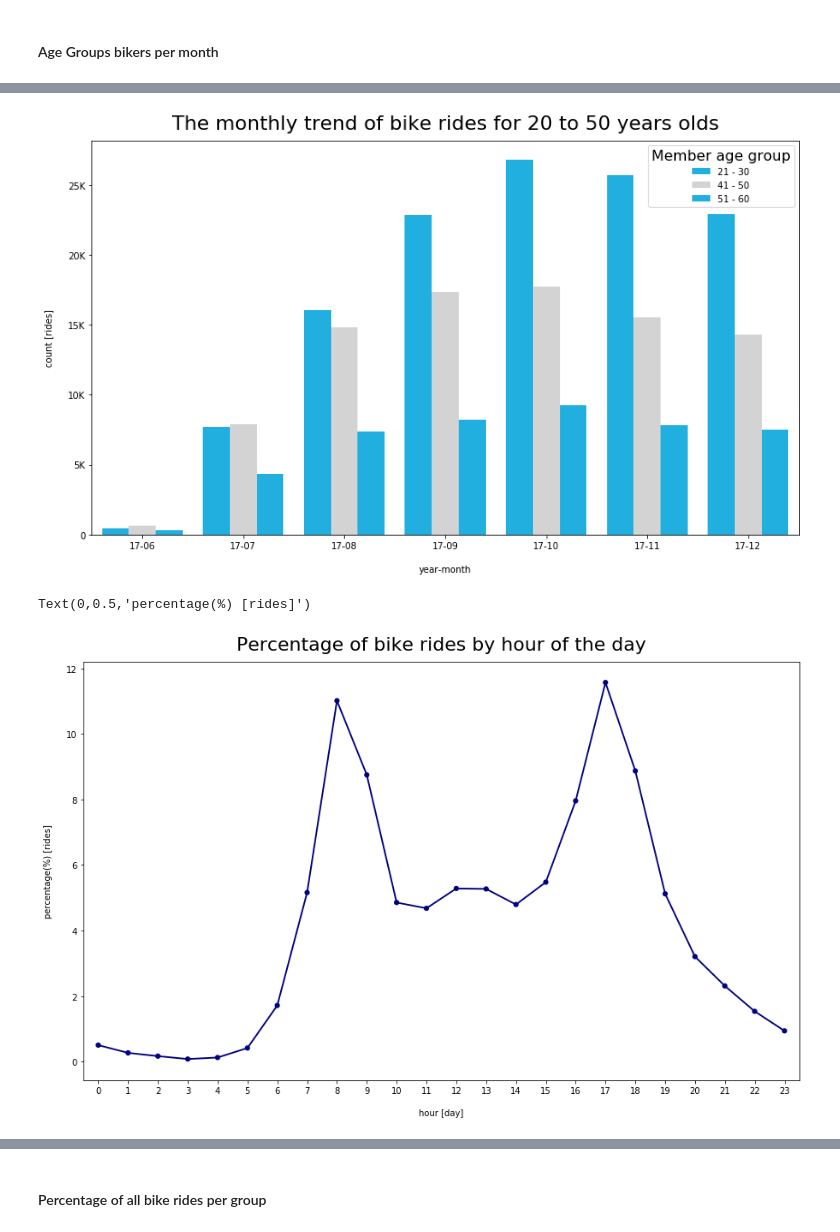
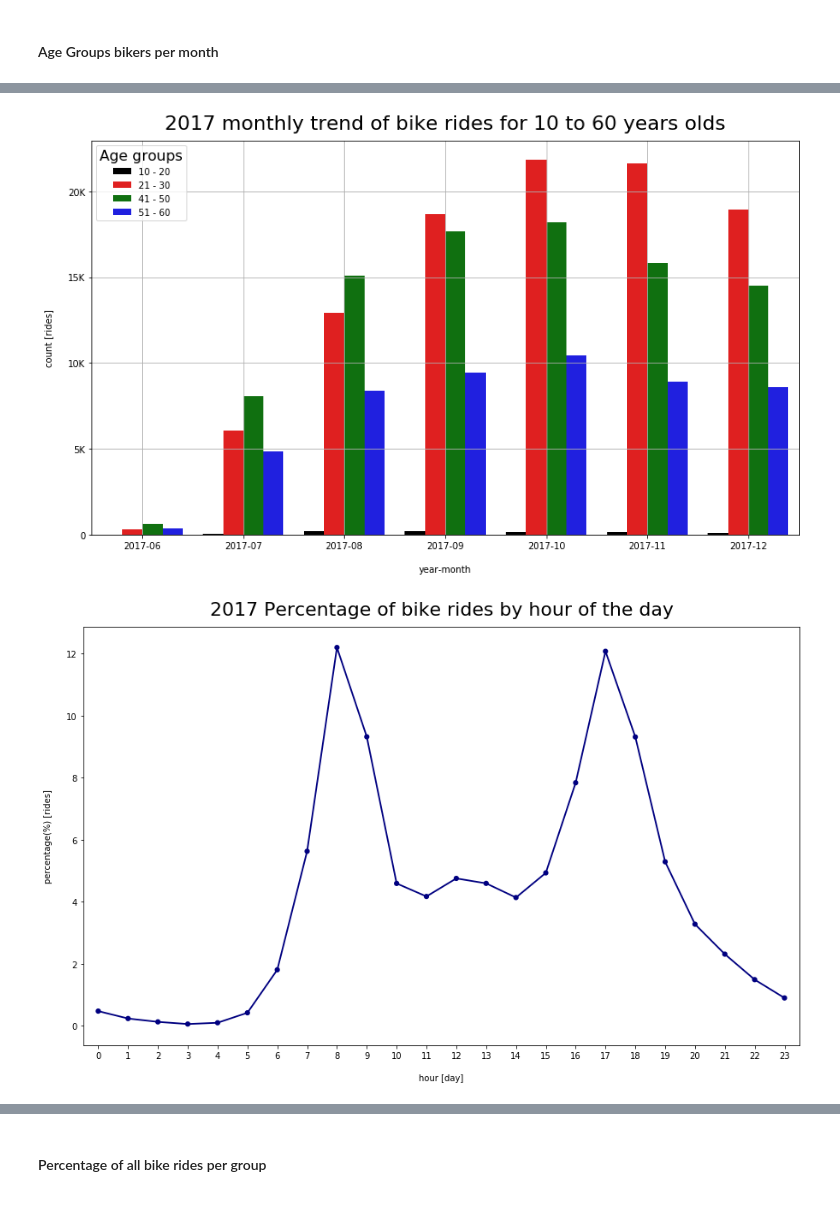
Before and after one commit to J2Naughton/FordGoBike, a Jupyter notebook: FordGB.ipynb, the cells around one changed output, grey strips where cells are left out. Cells and saved outputs as stored; diff of their text form; code cells hidden in the pictures.

```diff
--- a/FordGB.ipynb
+++ b/FordGB.ipynb
@@ -167,5 +145,5 @@ len(df.member_birth_year )
 # %% [output]
 519700
 # %%
-df['member_age'] = 2018-df['member_birth_year']
+df['member_age'] = 2019-df['member_birth_year']
 # %%
@@ -210,0 +175,2 @@ sb.boxplot(x='member_age', data=df, palette='Blues', orient='h')
+# %%
+df=df[df['member_age'] <=60]
@@ -211,3 +181,5 @@ sb.boxplot(x='member_age', data=df, palette='Blues', orient='h')
+# %%
+df.drop(['member_birth_year'], axis=1, inplace=True)
 # %%
 p=figure(height=200)
 p.diamond_cross(x=df.member_age , y=df.duration_sec)
@@ -270,10 +254,6 @@ df['member_age_bins'] = df['member_age'].apply(lambda x: '10 - 20' if 10<x<=20
                                                   else '31 - 40' if 30<x<=40
                                                   else '41 - 50' if 40<x<=50
                                                   else '51 - 60' if 50<x<=60
-                                                  else '61 - 70' if 60<=x<=70
-                                                  else '71 - 80' if 70<=x<=80
-                                                  else '81 - 90' if 80<=x<=90
-                                                  else '91 - 100'if 90<=x<=100
                                                   else x)
 # %%
 df.member_age_bins.head(5)
@@ -286,18 +266,20 @@ df.member_age_bins.head(5)
 Name: member_age_bins, dtype: object
 # %%
 plt.figure(figsize=(14,8))
-my_palette = {'21 - 30': 'deepskyblue', '31 - 40': 'navy', '41 - 50': 'lightgrey','51 - 60': 'deepskyblue'}
-ax = sb.countplot(x='start_time_year_month_renamed', hue='member_age_bins', palette=my_palette,
-                   data=df[df['member_age_bins'].isin(['21 - 30', '31 - 41', '41 - 50', '51 - 60'])].sort_values(by=['start_time_year_month_renamed', 'member_age_bins']))
-plt.title('The monthly trend of bike rides for 20 to 50 years olds', fontsize=22, y=1.015)
+my_palette = {'10 - 20': 'black', '21 - 30': 'red', '31 - 40': 'blue', '41 - 50': 'green','51 - 60': 'blue'}
+ax = sb.countplot(x='start_time_year_month', hue='member_age_bins', palette=my_palette,
+                   data=df[df['member_age_bins'].isin(['10 - 20','21 - 30', '31 - 41', '41 - 50', '51 - 60'])].sort_values(by=['start_time_year_month', 'member_age_bins']))
+plt.title('2017 monthly trend of bike rides for 10 to 60 years olds', fontsize=22, y=1.015)
 plt.xlabel('year-month', labelpad=16)
 plt.ylabel('count [rides]', labelpad=16)
 leg = ax.legend()
-leg.set_title('Member age group',prop={'size':16})
+leg.set_title('Age groups',prop={'size':16})
 ax = plt.gca()
 ax.yaxis.set_major_formatter(tick.FuncFormatter(transform_axis_fmt))
+plt.grid()
+plt.savefig('pic4.png')
 # %% [output]
-[figure, old version]
+[figure, new version]
 # %%
 
 trip_by_hour = df.groupby('start_time_hour').agg({'bike_id':'count'}).reset_index()
@@ -306,11 +288,11 @@ trip_by_hour['bike_id'] = (trip_by_hour['bike_id']/trip_by_hour['bike_id'].sum()
 # %%
 plt.figure(figsize=(15,9))
 sb.pointplot(x='start_time_hour', y='bike_id', scale=.7, color='navy', data=trip_by_hour)
-plt.title('Percentage of bike rides by hour of the day', fontsize=22, y=1.015)
+plt.title('2017 Percentage of bike rides by hour of the day', fontsize=22, y=1.015)
 plt.xlabel('hour [day]', labelpad=16)
 plt.ylabel('percentage(%) [rides]', labelpad=16)
+plt.savefig('pic5.png')
 # %% [output]
-Text(0,0.5,'percentage(%) [rides]')
-[figure, old version]
+[figure, new version]
 # %%
 plt.figure(figsize=(14,8))
```
Also changed, not shown: parts of 39 cells of this notebook.
